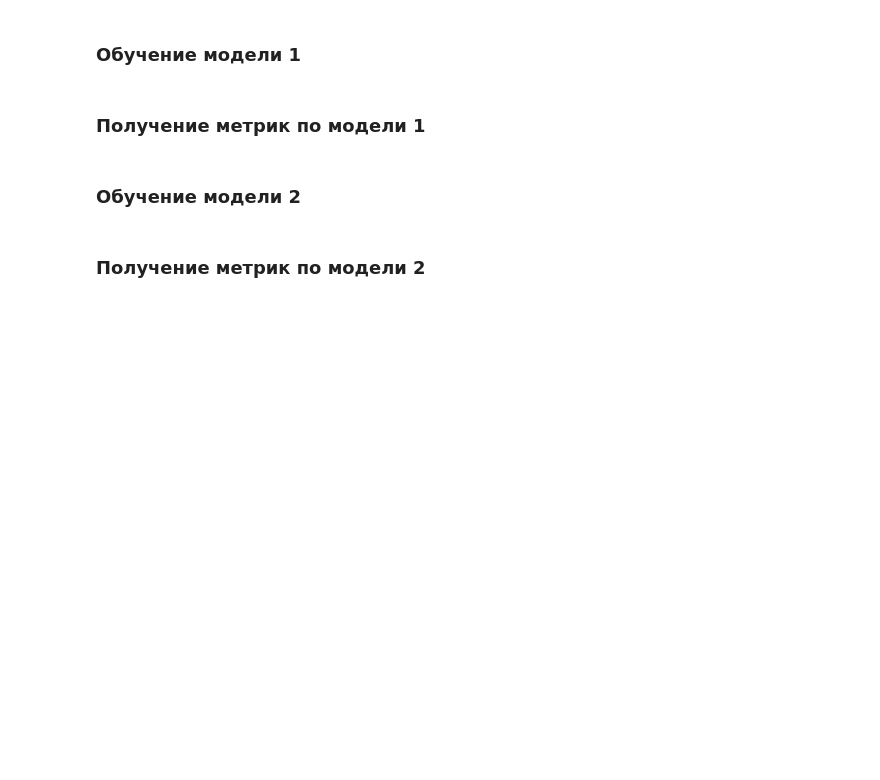
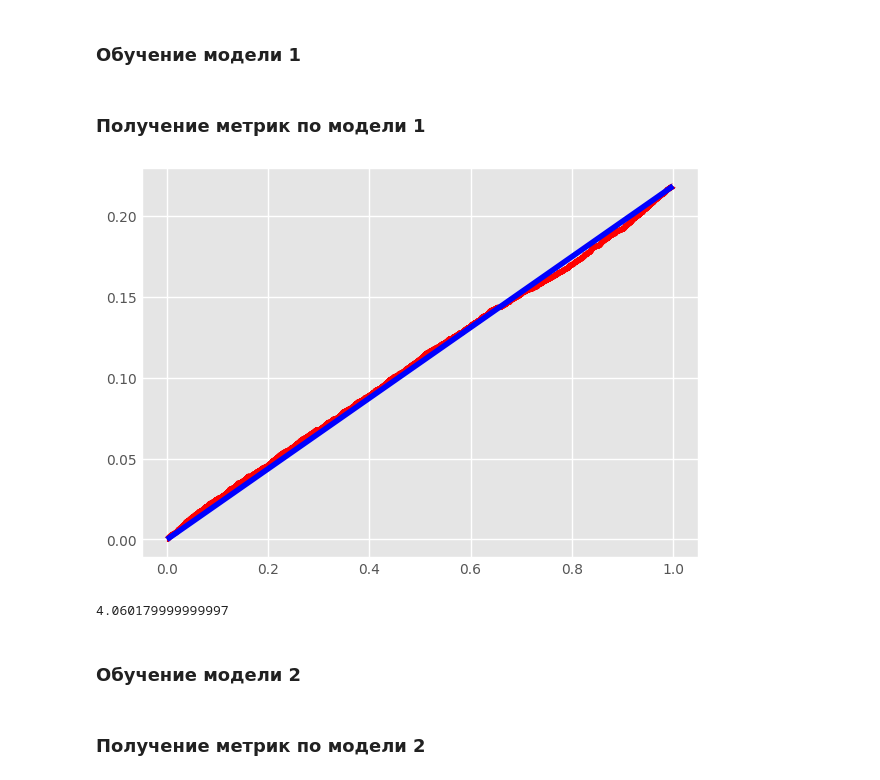
Before and after one commit to Alexdemenev/mle-uplift-final-project-2025, a Jupyter notebook: final_project_template.ipynb, the cells around one changed output. Saved outputs shown, nothing was run; the diff lists cells and outputs as text; code cells hidden in the pictures; blank space fills up the shorter version.

```diff
--- a/final_project_template.ipynb
+++ b/final_project_template.ipynb
@@ -223,4 +232,17 @@ qini_df(df_test)
+# %%
+t_learner = BaseTClassifier(learner=CatBoostClassifier(random_state=42, verbose=0))
+
+t_learner.fit(X=df_train[feature_cols],
+              treatment=df_train[treatment_col],
+              y=df_train[target_col])
 # %% [markdown]
 ### Получение метрик по модели 1
+# %%
+uplift_vals = t_learner.predict(np.array(df_test[feature_cols].values.copy()))
+df_test['uplift_score'] = uplift_vals.squeeze()
+qini_df(df_test)
+# %% [output]
+[figure, added]
+4.060179999999997
 # %% [markdown]
 ### Обучение модели 2
```
Also changed, not shown: parts of 9 cells of this notebook.
